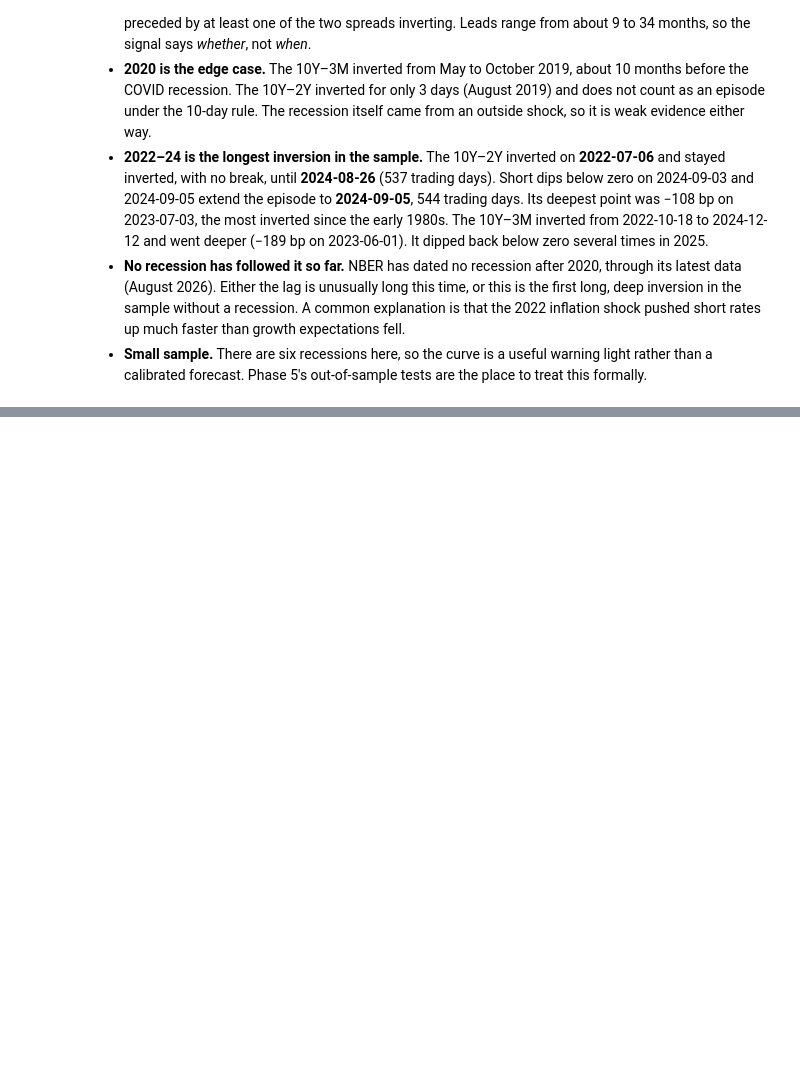
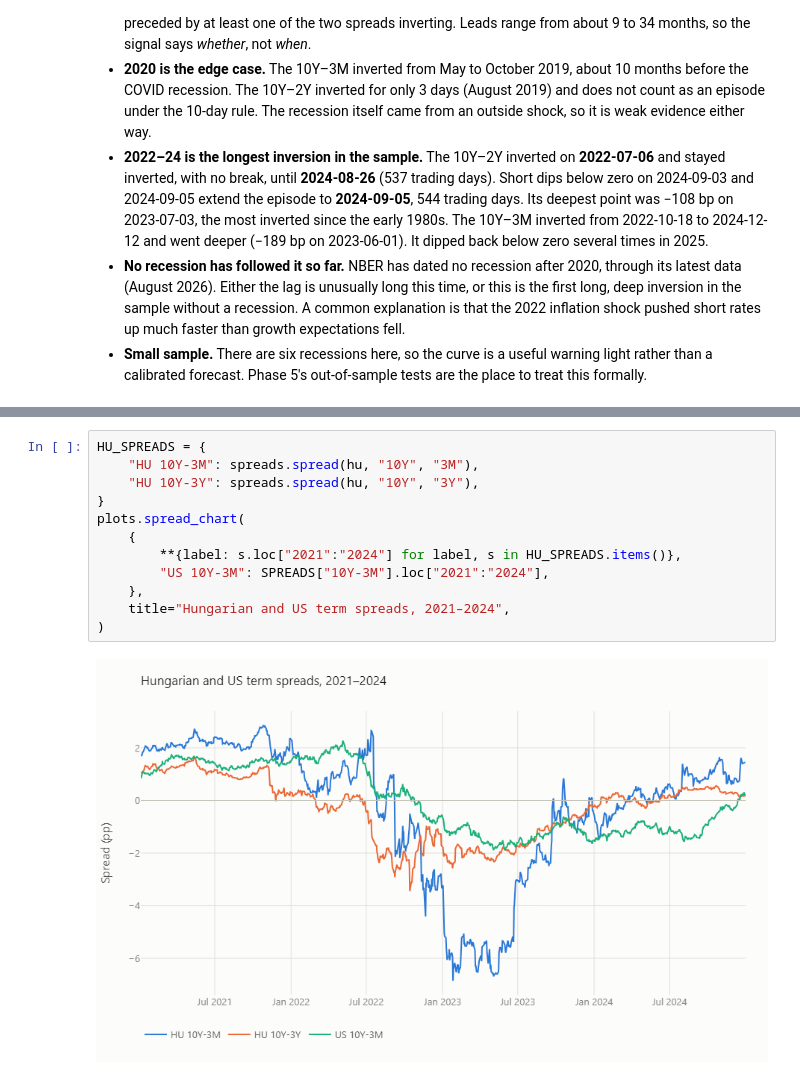
Before and after one commit to Markkndr/yield-curve-lab, a Jupyter notebook: notebooks/01_eda.ipynb, the cells around one changed output, grey strips where cells are left out. Saved outputs shown, nothing was run; the diff lists cells and outputs as text; blank space fills up the shorter version.

```diff
--- a/notebooks/01_eda.ipynb
+++ b/notebooks/01_eda.ipynb
@@ -239,0 +328,14 @@ What the spreads show:
+# %%
+HU_SPREADS = {
+    "HU 10Y-3M": spreads.spread(hu, "10Y", "3M"),
+    "HU 10Y-3Y": spreads.spread(hu, "10Y", "3Y"),
+}
+plots.spread_chart(
+    {
+        **{label: s.loc["2021":"2024"] for label, s in HU_SPREADS.items()},
+        "US 10Y-3M": SPREADS["10Y-3M"].loc["2021":"2024"],
+    },
+    title="Hungarian and US term spreads, 2021–2024",
+)
+# %% [output]
+[figure, added]
```
Also changed, not shown: parts of 14 cells of this notebook, 3 other files.
